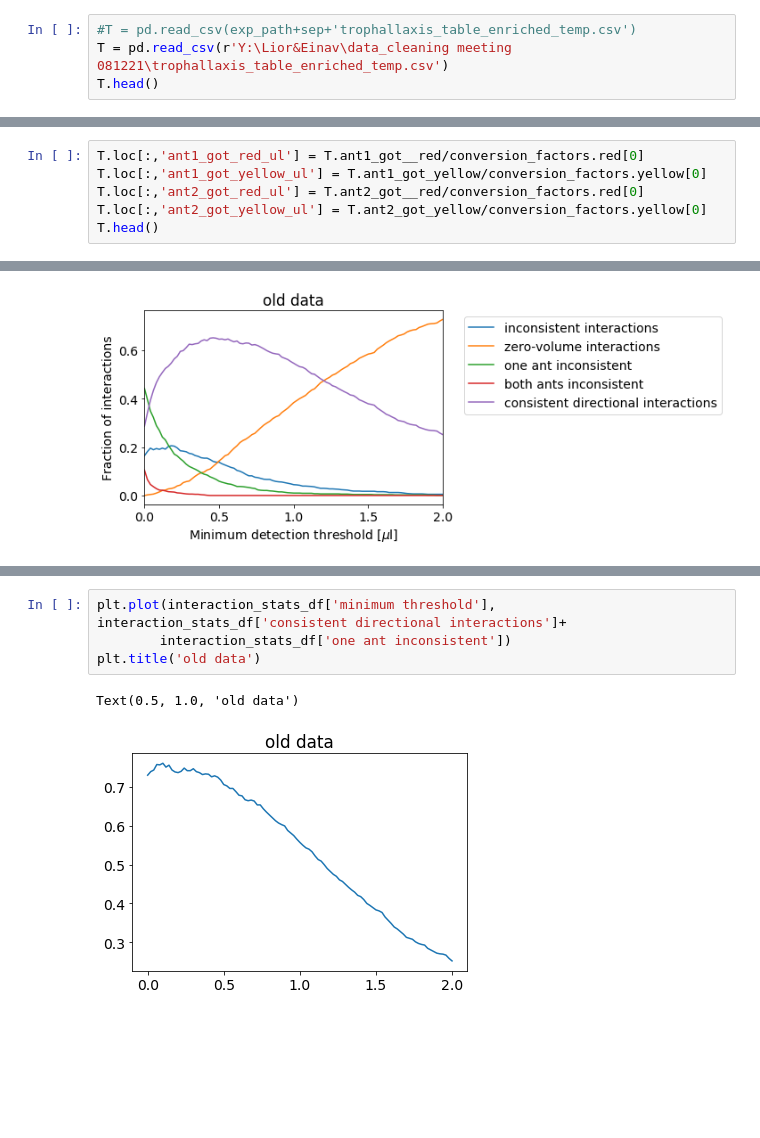
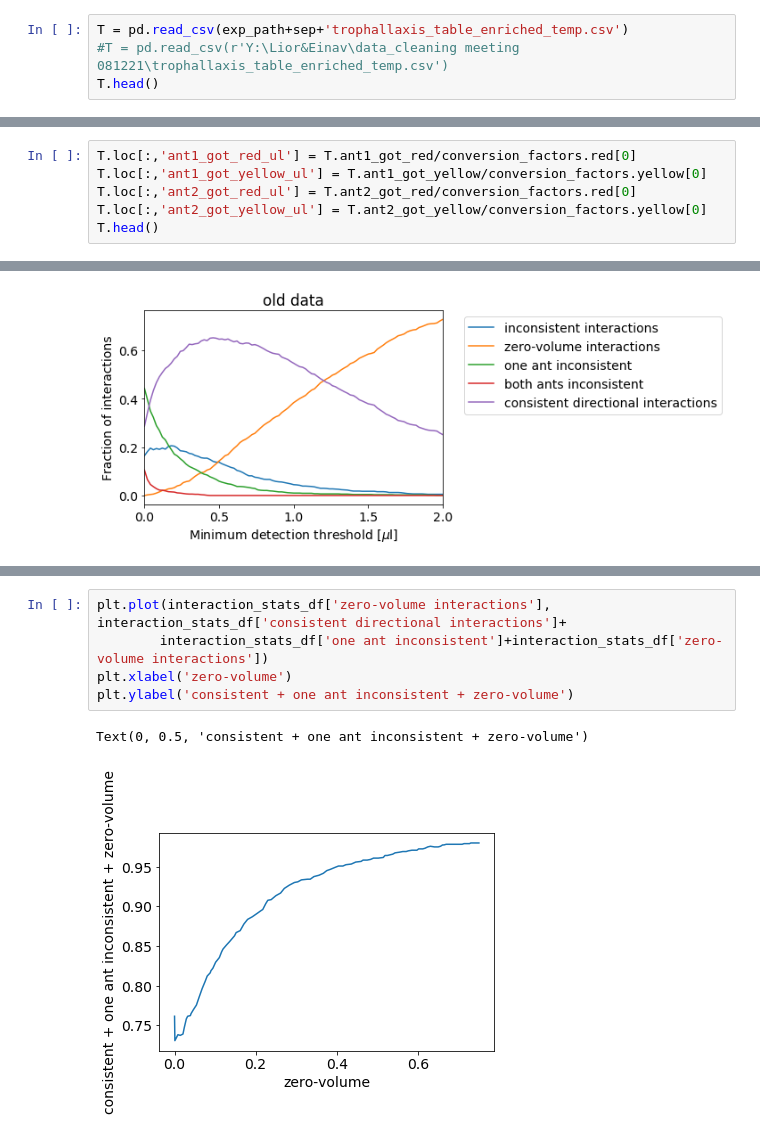
Before and after one commit to liorbalti/TwoColorAnts, a Jupyter notebook: Interaction measurements statistics.ipynb, the cells around one changed output, grey strips where cells are left out. Drawn from its saved outputs; the diff is of its cells as text; blank space fills up the shorter version.

```diff
--- a/Interaction measurements statistics.ipynb
+++ b/Interaction measurements statistics.ipynb
@@ -7,7 +7,7 @@ import seaborn as sns
 # %%
 exp_path = 'Y:\Lior&Einav\Experiments\experiment11_140720'
 # %%
-#T = pd.read_csv(exp_path+sep+'trophallaxis_table_enriched_temp.csv')
-T = pd.read_csv(r'Y:\Lior&Einav\data_cleaning meeting 081221\trophallaxis_table_enriched_temp.csv')
+T = pd.read_csv(exp_path+sep+'trophallaxis_table_enriched_temp.csv')
+#T = pd.read_csv(r'Y:\Lior&Einav\data_cleaning meeting 081221\trophallaxis_table_enriched_temp.csv')
 T.head()
 # %% [output]
@@ -25,9 +24,9 @@ conversion_factors
 |  | red | yellow |
 | 0 | 68482.697584 | 56792.534613 |
 # %%
-T.loc[:,'ant1_got_red_ul'] = T.ant1_got__red/conversion_factors.red[0]
+T.loc[:,'ant1_got_red_ul'] = T.ant1_got_red/conversion_factors.red[0]
 T.loc[:,'ant1_got_yellow_ul'] = T.ant1_got_yellow/conversion_factors.yellow[0]
-T.loc[:,'ant2_got_red_ul'] = T.ant2_got__red/conversion_factors.red[0]
+T.loc[:,'ant2_got_red_ul'] = T.ant2_got_red/conversion_factors.red[0]
 T.loc[:,'ant2_got_yellow_ul'] = T.ant2_got_yellow/conversion_factors.yellow[0]
 T.head()
 # %% [output]
@@ -306,7 +315,8 @@ plt.plot(interaction_stats_df['minimum threshold'], interaction_stats_df['consis
 # %%
-plt.plot(interaction_stats_df['minimum threshold'], interaction_stats_df['consistent directional interactions']+
-        interaction_stats_df['one ant inconsistent'])
-plt.title('old data')
+plt.plot(interaction_stats_df['zero-volume interactions'], interaction_stats_df['consistent directional interactions']+
+        interaction_stats_df['one ant inconsistent']+interaction_stats_df['zero-volume interactions'])
+plt.xlabel('zero-volume')
+plt.ylabel('consistent + one ant inconsistent + zero-volume')
 # %% [output]
-Text(0.5, 1.0, 'old data')
+Text(0, 0.5, 'consistent + one ant inconsistent + zero-volume')
-[figure, old version]
+[figure, new version]
```
Also changed, not shown: parts of 18 cells of this notebook, 4 other files.
